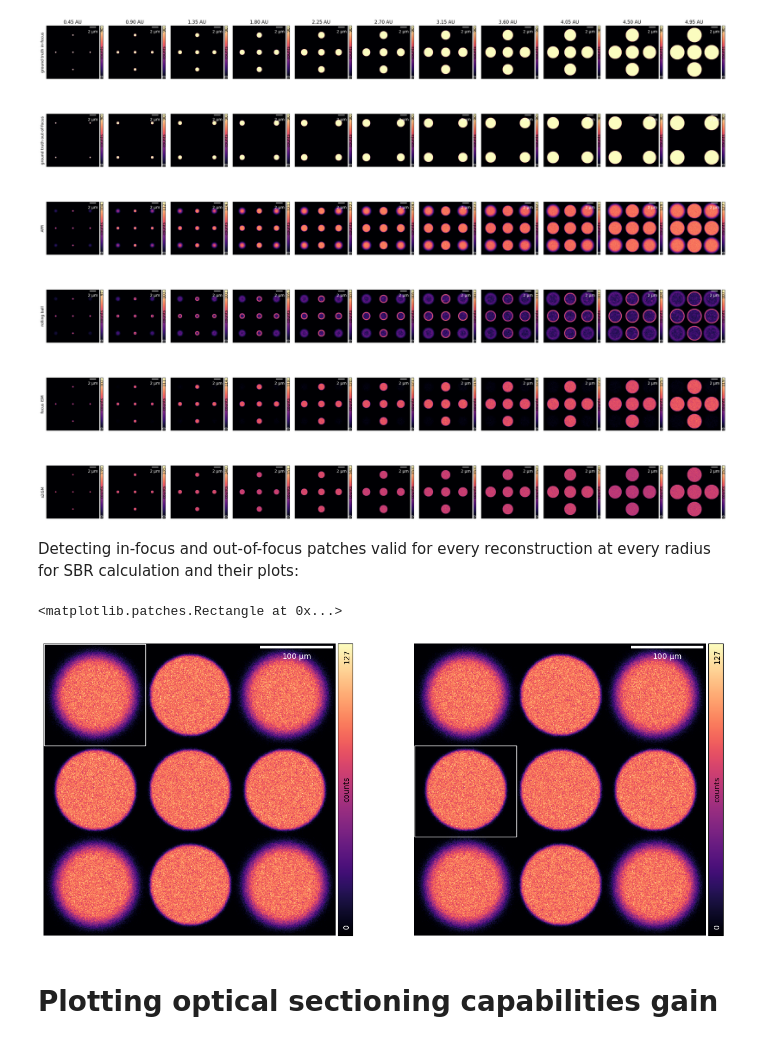
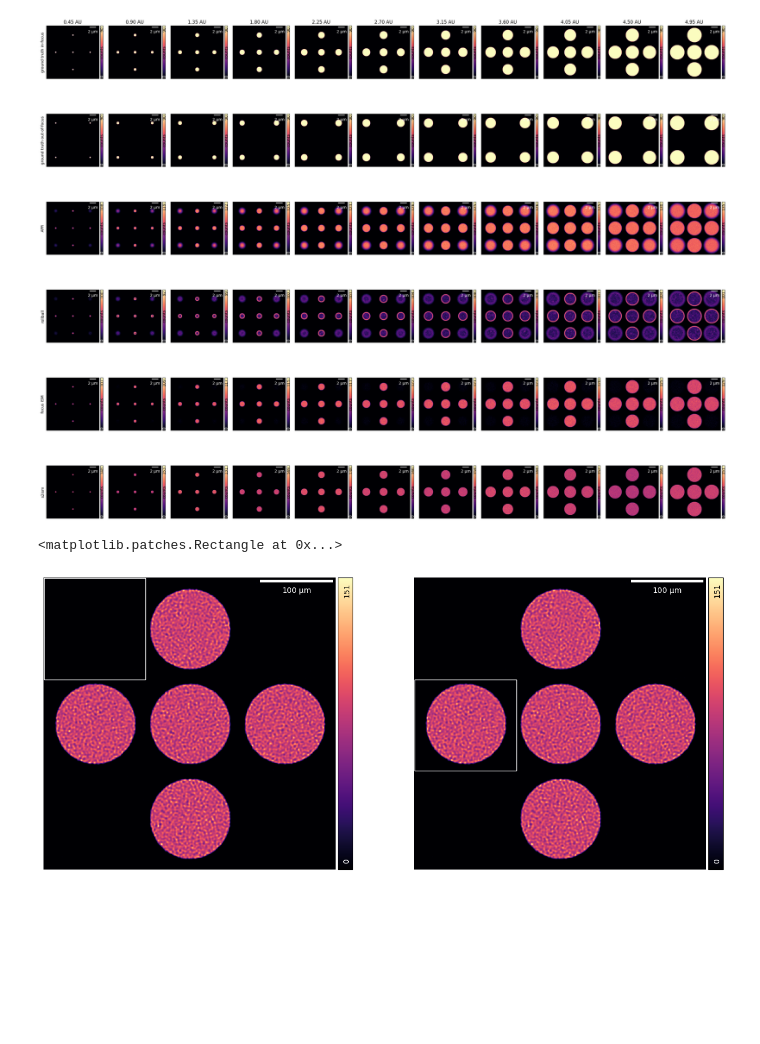
Before and after one commit to VicidominiLab/s2ISM, a Jupyter notebook: examples/Increasing_size_simulation.ipynb, the cells around one changed output. Drawn from its saved outputs; the diff is of its cells as text; code cells hidden in the pictures; blank space fills up the shorter version.

```diff
--- a/examples/Increasing_size_simulation.ipynb
+++ b/examples/Increasing_size_simulation.ipynb
@@ -227,15 +222,13 @@ Plotting the in-focus reconstruction of every background removal algorithm, for
 # %%
 gt = disks*sig
-
-inv_iter = -1
 
 titles = ['ground truth in-focus',
           'ground truth out-of-focus',
           'APR',
-          'rolling ball',
+          'rollball',
           'focus ISM',
-          's2ISM']
-idx_focus = 0
+          's2ism']
+
 idx_oof = 1
 
 results =[gt[idx_focus], gt[idx_oof], data_apr.sum(-1), rec_roll_ball , rec_fism, rec[inv_iter, :, idx_focus] ]
@@ -258,29 +251,26 @@ for n in range(len(radius)):
 fig.tight_layout()
 # %% [output]
 [figure]
-# %% [markdown]
-Detecting in-focus and out-of-focus patches valid for every reconstruction at every radius for SBR calculation and their plots:
 # %%
+# Detecting in-focus and out-of-focus patches valid for every reconstruction at every radius for SBR calculation
 
 fig, ax = plt.subplots(1,2, sharex = 'row', sharey = 'row', figsize = (16,10))
-gra.ShowImg(data_apr.sum(-1)[-1], 1, fig = fig, ax = ax[0], clabel ='counts', cmap='magma')
+gra.ShowImg(rec[inv_iter,:,idx_focus][-1], 1, fig = fig, ax = ax[0], cmap='magma')
 rect_oof = patches.Rectangle((0, 0), 140, 140, linewidth=1, edgecolor='w', facecolor='none')
 ax[0].add_patch(rect_oof)
 
-gra.ShowImg(data_apr.sum(-1)[-1], 1, fig = fig, ax = ax[1], clabel ='counts', cmap='magma')
+gra.ShowImg(rec[inv_iter,:,idx_focus][-1], 1, fig = fig, ax = ax[1], cmap='magma')
 rect_focus = patches.Rectangle((0, 140), 140, 265-140, linewidth=1, edgecolor='w', facecolor='none')
 ax[1].add_patch(rect_focus)
 # %% [output]
 <matplotlib.patches.Rectangle at 0x...>
-[figure, old version]
+[figure, new version]
 # %%
 list_results_bkg =[data_apr.sum(-1)[:,:140,:140], rec_roll_ball[:,:140,:140], rec_fism[:,:140,:140] , rec[inv_iter,:,idx_focus][:,:140,:140]]
 
 list_results_focus =[data_apr.sum(-1)[:,:140,140:265], rec_roll_ball[:,:140,140:265], rec_fism[:,:140,140:265] , rec[inv_iter,:,idx_focus][:,:140,140:265]]
 
 opt_sect_ratio = np.empty((len(radius),len(list_results_bkg)))
-# %% [markdown]
-# Plotting optical sectioning capabilities gain
 # %%
 sbr = np.empty((len(radius),len(list_results_bkg)))
 
```
Also changed, not shown: parts of 13 cells of this notebook, 1 other file.
